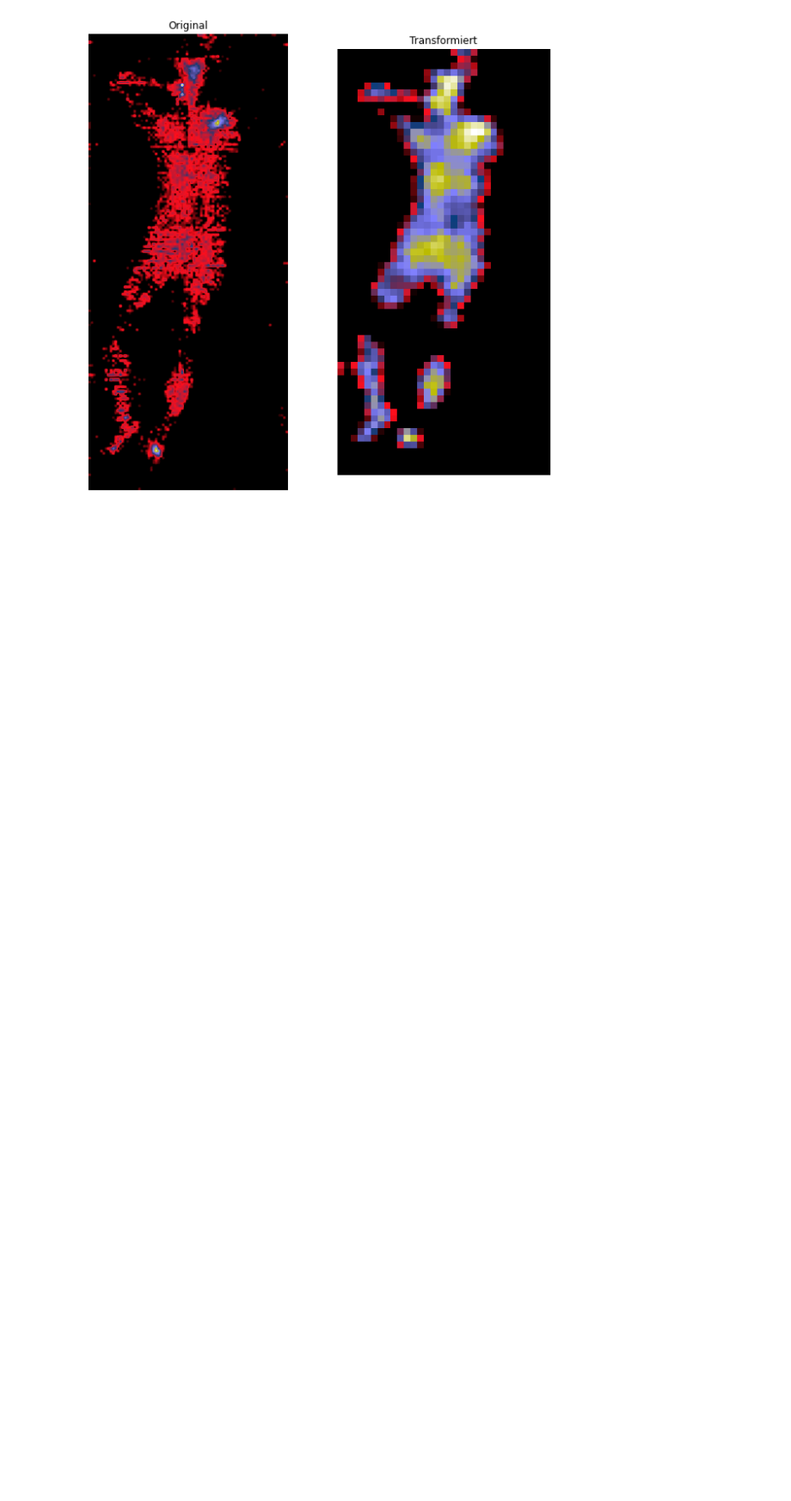
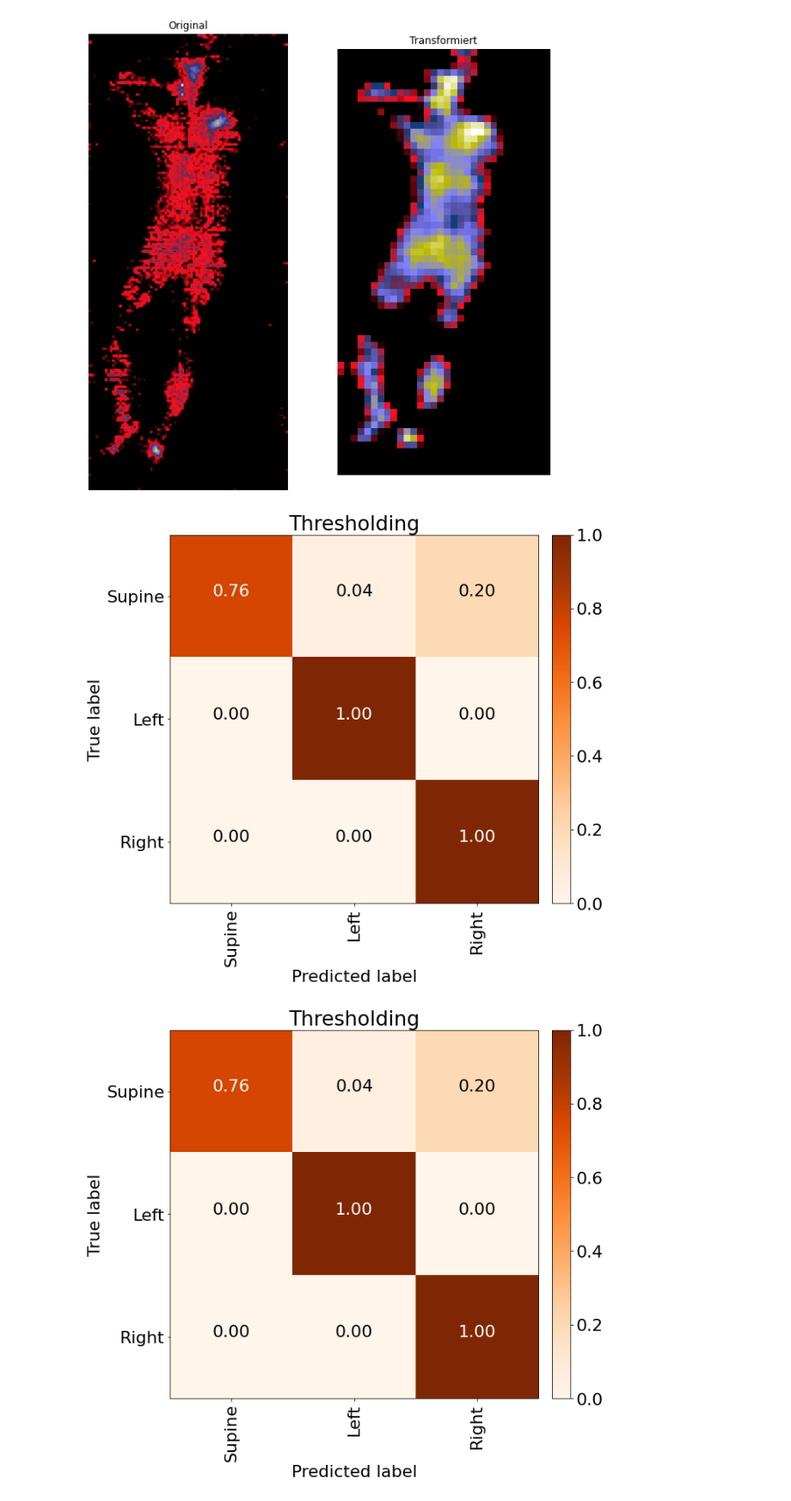
Before and after one commit to jb3rndt/wisemat-posture-classification, a Jupyter notebook: plots.ipynb, the cells around one changed output. Shown at 86% size. Cells and saved outputs as stored; diff of their text form; code cells hidden in the pictures; blank space fills up the shorter version.

```diff
--- a/plots.ipynb
+++ b/plots.ipynb
@@ -110,8 +105,9 @@ for i, (col, image) in enumerate(zip(axs, images)):
 # %% [output]
 [figure]
 # %%
-from pathlib import Path
-from utils.plots import plot_confusion_matrix
-path = Path("models").joinpath("autosave").joinpath("2022-05-30_15-18-12").joinpath("confmat.npy")
+path = Path("runs").joinpath("2022-05-30_08-42-10_Baseline").joinpath("confmat.npy")
 conf_mat = np.load(str(path))
 plot_confusion_matrix(conf_mat, title="Thresholding", normalize=True)
+# %% [output]
+[figure, added]
+[figure, added]
```
Also changed, not shown: parts of 3 cells of this notebook, 6 other files.
